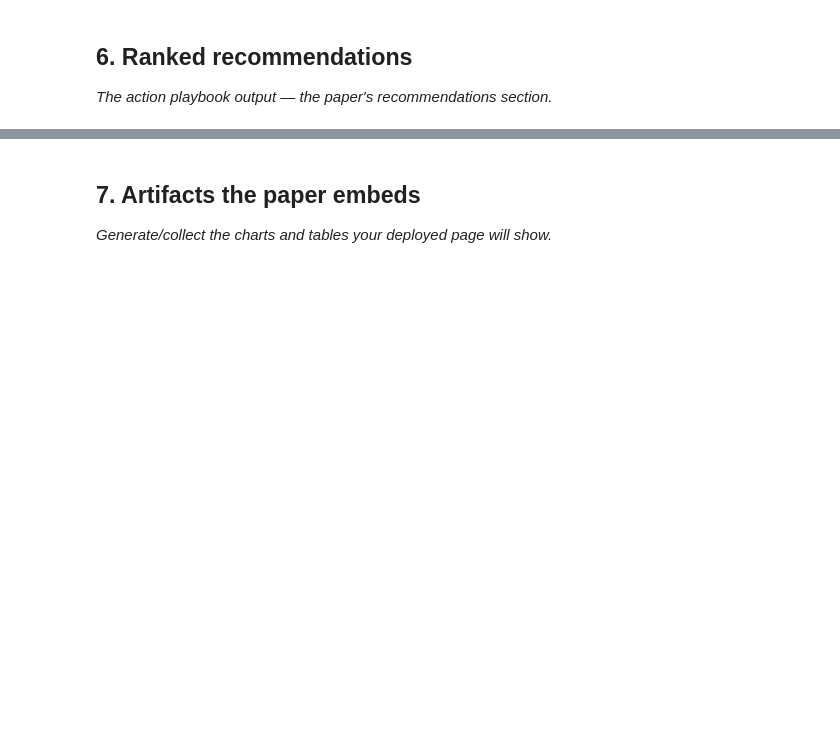
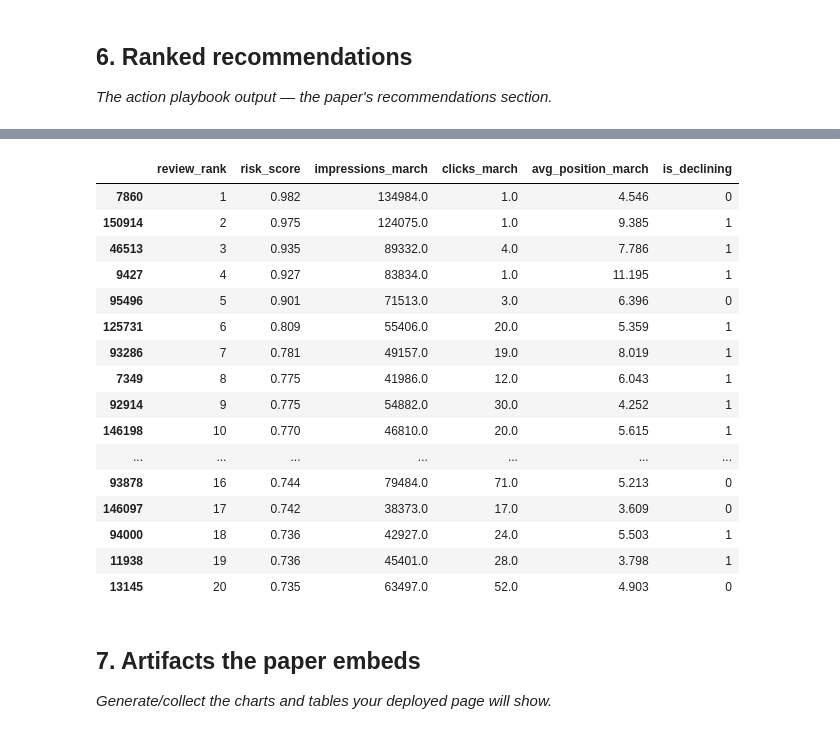
Before and after one commit to hussaintinwala2/Flyrank, a Jupyter notebook: work/notebooks/capstone.ipynb, the cells around one changed output, grey strips where cells are left out. Drawn from its saved outputs; the diff is of its cells as text; code cells hidden in the pictures; blank space fills up the shorter version.

```diff
--- a/work/notebooks/capstone.ipynb
+++ b/work/notebooks/capstone.ipynb
@@ -664,3 +894,54 @@ The result is directional and decision-support oriented; it does not establish t
+# %%
+# ============================================================
+# Artifact 4 — Review-priority ranking
+# ============================================================
+
+review_queue = model_data.iloc[test_idx].copy()
+
+review_queue["risk_score"] = model.predict_proba(
+    X_test
+)[:, 1]
+
+review_queue = review_queue.sort_values(
+    "risk_score",
+    ascending=False
+)
+
+review_queue["review_rank"] = np.arange(
+    1,
+    len(review_queue) + 1
+)
+
+display(
+    review_queue[
+        [
+            "review_rank",
+            "risk_score",
+            "impressions_march",
+            "clicks_march",
+            "avg_position_march",
+            "is_declining"
+        ]
+    ].head(20).round(3)
+)
+# %% [output]
+|  | review_rank | risk_score | impressions_march | clicks_march | avg_position_march | is_declining |
+| 7860 | 1 | 0.982 | 134984.0 | 1.0 | 4.546 | 0 |
+| 150914 | 2 | 0.975 | 124075.0 | 1.0 | 9.385 | 1 |
+| 46513 | 3 | 0.935 | 89332.0 | 4.0 | 7.786 | 1 |
+| 9427 | 4 | 0.927 | 83834.0 | 1.0 | 11.195 | 1 |
+| 95496 | 5 | 0.901 | 71513.0 | 3.0 | 6.396 | 0 |
+| 125731 | 6 | 0.809 | 55406.0 | 20.0 | 5.359 | 1 |
+| 93286 | 7 | 0.781 | 49157.0 | 19.0 | 8.019 | 1 |
+| 7349 | 8 | 0.775 | 41986.0 | 12.0 | 6.043 | 1 |
+| 92914 | 9 | 0.775 | 54882.0 | 30.0 | 4.252 | 1 |
+| 146198 | 10 | 0.770 | 46810.0 | 20.0 | 5.615 | 1 |
+| ... | ... | ... | ... | ... | ... | ... |
+| 93878 | 16 | 0.744 | 79484.0 | 71.0 | 5.213 | 0 |
+| 146097 | 17 | 0.742 | 38373.0 | 17.0 | 3.609 | 0 |
+| 94000 | 18 | 0.736 | 42927.0 | 24.0 | 5.503 | 1 |
+| 11938 | 19 | 0.736 | 45401.0 | 28.0 | 3.798 | 1 |
+| 13145 | 20 | 0.735 | 63497.0 | 52.0 | 4.903 | 0 |
 # %% [markdown]
 ## 7. Artifacts the paper embeds
 
```
Also changed, not shown: parts of 10 cells of this notebook.
